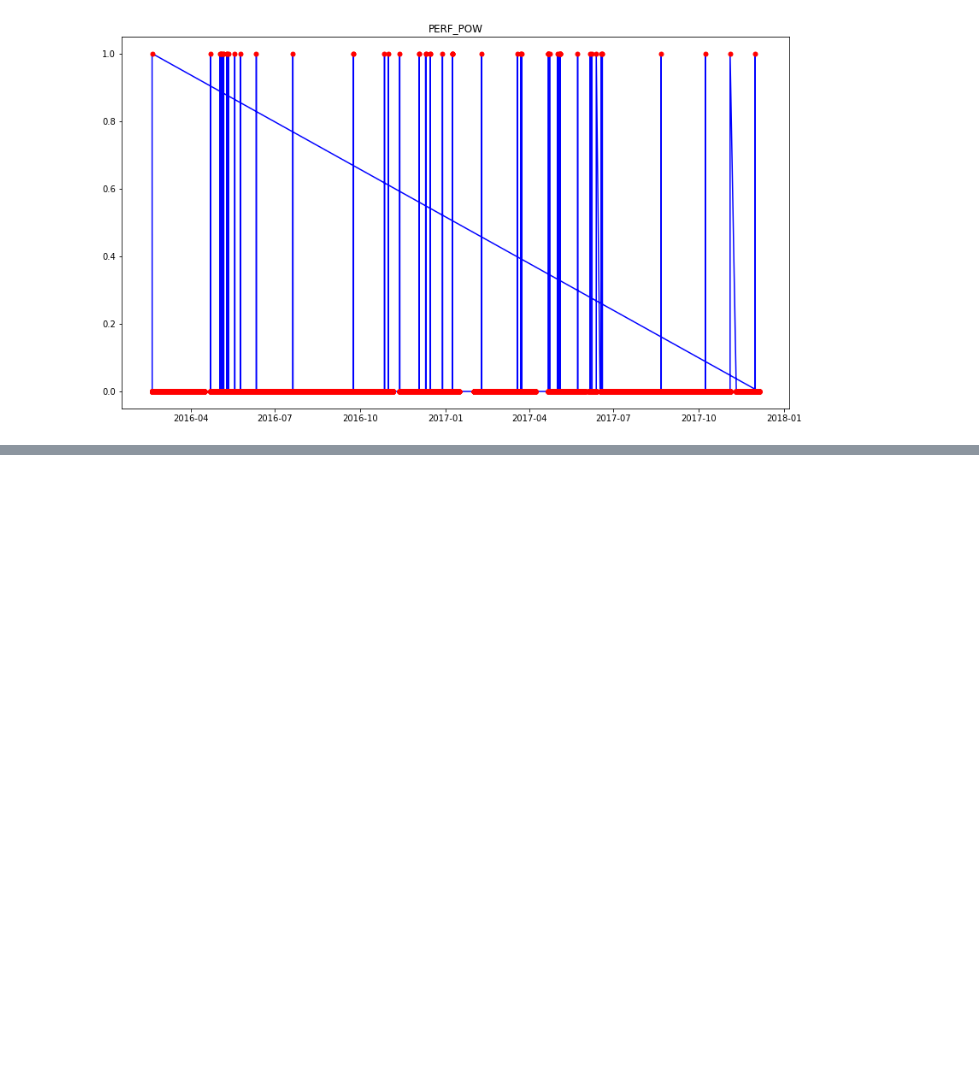
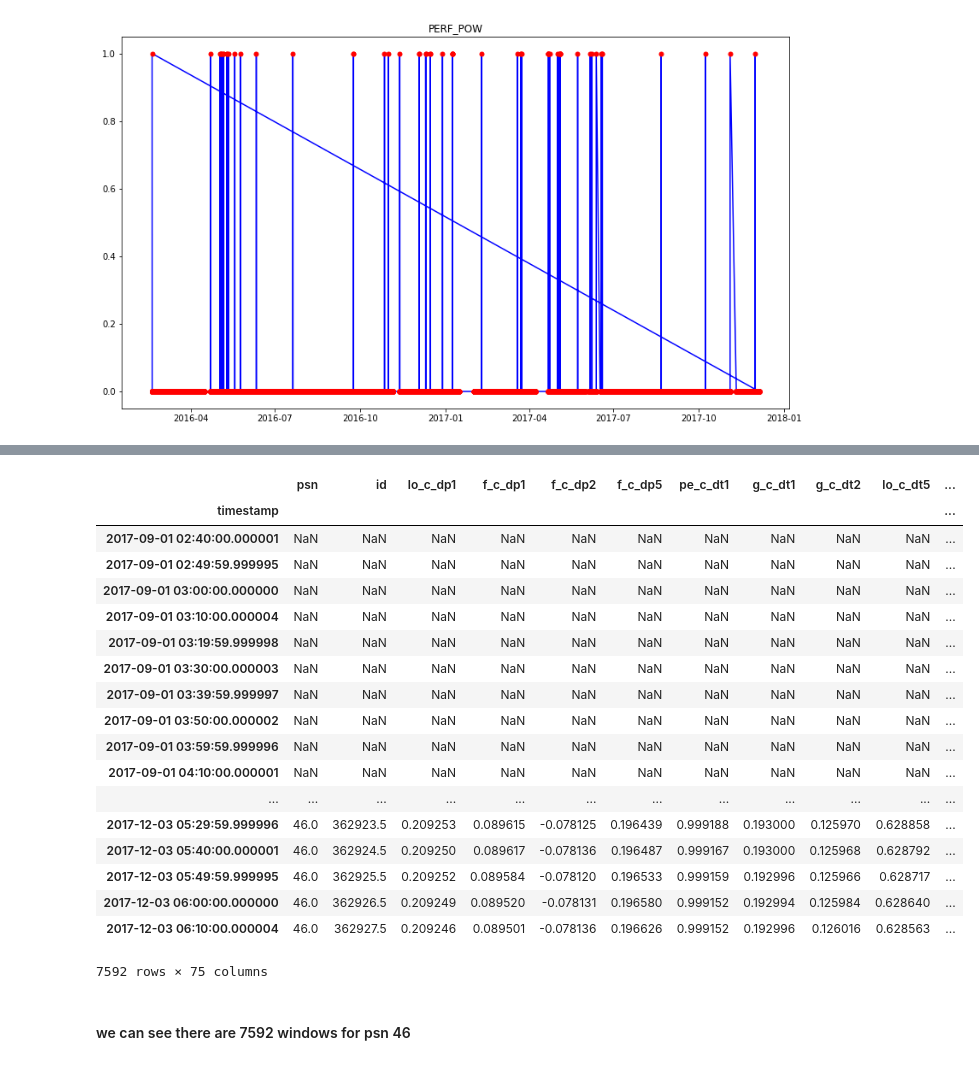
Before and after one commit to j-goldsmith/TurbineTimeSeries.EDA, a Jupyter notebook: eda/outliers_functions.ipynb, the cells around one changed output, grey strips where cells are left out. Cells and saved outputs as stored; diff of their text form; code cells hidden in the pictures; blank space fills up the shorter version.

```diff
--- a/eda/outliers_functions.ipynb
+++ b/eda/outliers_functions.ipynb
@@ -817,0 +822,2 @@ plot_col_outlier_scatter (model2_10min_powerstep,model2_10min,'perf_pow',psn=56)
+# %%
+model2_10min = pd.read_csv('../../../data/raw_data_model2_10min.csv')
@@ -817,0 +835,2 @@ plot_col_outlier_scatter (model2_10min_powerstep,model2_10min,'perf_pow',psn=56)
+# %%
+model2_10min = model2_10min.set_index(pd.DatetimeIndex(model2_10min['timestamp']))
@@ -817,0 +839,3 @@ plot_col_outlier_scatter (model2_10min_powerstep,model2_10min,'perf_pow',psn=56)
+# %%
+model2_10mintest = model2_10min.drop('timestamp',axis=1)
+model2_10mintest.head(8)
@@ -817,0 +853,25 @@ plot_col_outlier_scatter (model2_10min_powerstep,model2_10min,'perf_pow',psn=56)
+# %%
+psn46test = model2_10mintest[model2_10mintest['psn']==46].sort_index()
+psn46test.rolling('7d',min_periods=1008).mean()
+# %% [output]
+|  | psn | id | lo_c_dp1 | f_c_dp1 | f_c_dp2 | f_c_dp5 | pe_c_dt1 | g_c_dt1 | g_c_dt2 | lo_c_dt5 | ... |
+| timestamp |  |  |  |  |  |  |  |  |  |  | ... |
+| 2017-09-01 02:40:00.000001 | NaN | NaN | NaN | NaN | NaN | NaN | NaN | NaN | NaN | NaN | ... |
+| 2017-09-01 02:49:59.999995 | NaN | NaN | NaN | NaN | NaN | NaN | NaN | NaN | NaN | NaN | ... |
+| 2017-09-01 03:00:00.000000 | NaN | NaN | NaN | NaN | NaN | NaN | NaN | NaN | NaN | NaN | ... |
+| 2017-09-01 03:10:00.000004 | NaN | NaN | NaN | NaN | NaN | NaN | NaN | NaN | NaN | NaN | ... |
+| 2017-09-01 03:19:59.999998 | NaN | NaN | NaN | NaN | NaN | NaN | NaN | NaN | NaN | NaN | ... |
+| 2017-09-01 03:30:00.000003 | NaN | NaN | NaN | NaN | NaN | NaN | NaN | NaN | NaN | NaN | ... |
+| 2017-09-01 03:39:59.999997 | NaN | NaN | NaN | NaN | NaN | NaN | NaN | NaN | NaN | NaN | ... |
+| 2017-09-01 03:50:00.000002 | NaN | NaN | NaN | NaN | NaN | NaN | NaN | NaN | NaN | NaN | ... |
+| 2017-09-01 03:59:59.999996 | NaN | NaN | NaN | NaN | NaN | NaN | NaN | NaN | NaN | NaN | ... |
+| 2017-09-01 04:10:00.000001 | NaN | NaN | NaN | NaN | NaN | NaN | NaN | NaN | NaN | NaN | ... |
+| ... | ... | ... | ... | ... | ... | ... | ... | ... | ... | ... | ... |
+| 2017-12-03 05:29:59.999996 | 46.0 | 362923.5 | 0.209253 | 0.089615 | -0.078125 | 0.196439 | 0.999188 | 0.193000 | 0.125970 | 0.628858 | ... |
+| 2017-12-03 05:40:00.000001 | 46.0 | 362924.5 | 0.209250 | 0.089617 | -0.078136 | 0.196487 | 0.999167 | 0.193000 | 0.125968 | 0.628792 | ... |
+| 2017-12-03 05:49:59.999995 | 46.0 | 362925.5 | 0.209252 | 0.089584 | -0.078120 | 0.196533 | 0.999159 | 0.192996 | 0.125966 | 0.628717 | ... |
+| 2017-12-03 06:00:00.000000 | 46.0 | 362926.5 | 0.209249 | 0.089520 | -0.078131 | 0.196580 | 0.999152 | 0.192994 | 0.125984 | 0.628640 | ... |
+| 2017-12-03 06:10:00.000004 | 46.0 | 362927.5 | 0.209246 | 0.089501 | -0.078136 | 0.196626 | 0.999152 | 0.192996 | 0.126016 | 0.628563 | ... |
+7592 rows × 75 columns
+# %% [markdown]
+#### we can see there are 7592 windows for psn 46
```
Also changed, not shown: parts of 15 cells of this notebook, 2 other files.
